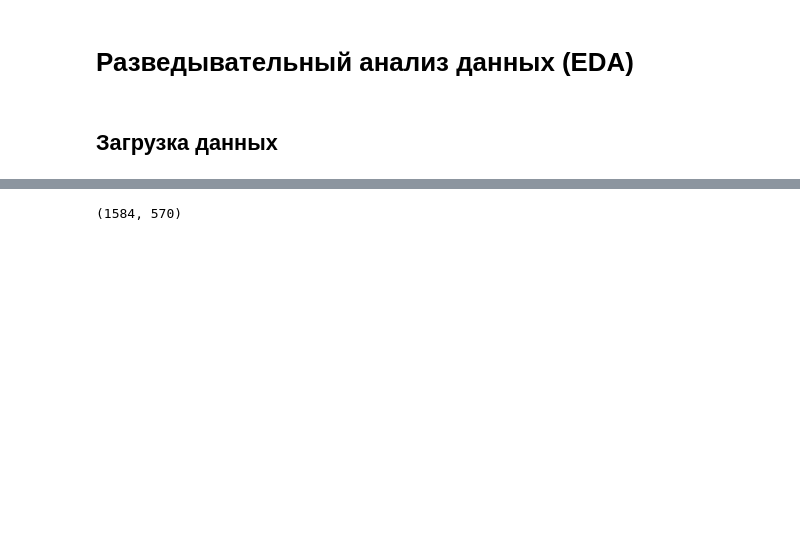
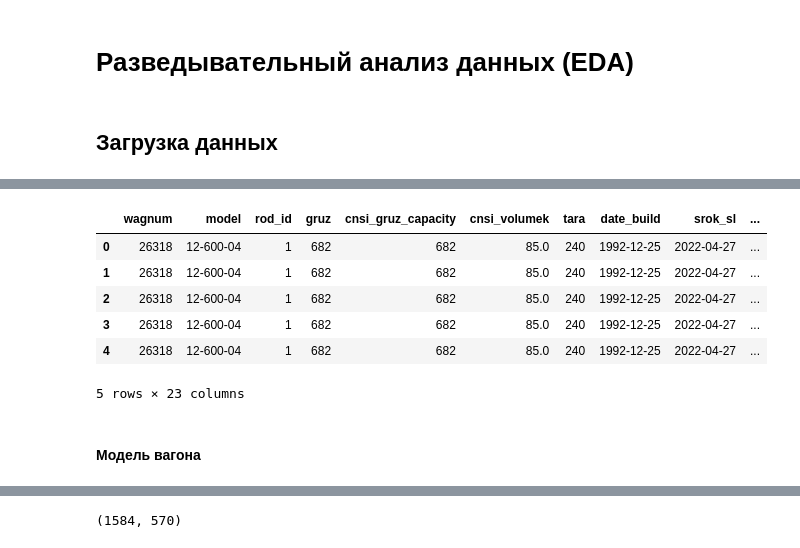
Before and after one commit to mxteen/datawagon_2023, a Jupyter notebook: notebooks/01_task2_EDA.ipynb, the cells around one changed output, grey strips where cells are left out. Drawn from its saved outputs; the diff is of its cells as text; code cells hidden in the pictures; blank space fills up the shorter version.

```diff
--- a/notebooks/01_task2_EDA.ipynb
+++ b/notebooks/01_task2_EDA.ipynb
@@ -14,5 +14,7 @@ from helpers.metrics_f1 import calc_f1_score
 # %%
 path_train = r"../data/train_1"
 # %%
-# таргет по прогноза выбытия вагонов в ПР на месяц и на 10 дней
+# таргет по прогнозам выбытия вагонов в ПР на месяц и на 10 дней
 target = pd.read_csv(path_train +'/target/y_train.csv').convert_dtypes()
+target['month_dt'] = pd.to_datetime(target['month'])  # преобразование в datetime
+target.head()
@@ -44,0 +89,15 @@ target = pd.read_csv(path_train +'/target/y_train.csv').convert_dtypes()
+# %%
+# датафрейм с техническими характеристиками вагона и таргетами
+df_tech = pd.merge(left=wag_params, right=target, how='inner',
+                   left_on='wagnum', right_on='wagnum')
+df_tech.head()
+# %% [output]
+|  | wagnum | model | rod_id | gruz | cnsi_gruz_capacity | cnsi_volumek | tara | date_build | srok_sl | ... |
+| 0 | 26318 | 12-600-04 | 1 | 682 | 682 | 85.0 | 240 | 1992-12-25 | 2022-04-27 | ... |
+| 1 | 26318 | 12-600-04 | 1 | 682 | 682 | 85.0 | 240 | 1992-12-25 | 2022-04-27 | ... |
+| 2 | 26318 | 12-600-04 | 1 | 682 | 682 | 85.0 | 240 | 1992-12-25 | 2022-04-27 | ... |
+| 3 | 26318 | 12-600-04 | 1 | 682 | 682 | 85.0 | 240 | 1992-12-25 | 2022-04-27 | ... |
+| 4 | 26318 | 12-600-04 | 1 | 682 | 682 | 85.0 | 240 | 1992-12-25 | 2022-04-27 | ... |
+5 rows × 23 columns
+# %% [markdown]
+####  Модель вагона
```
Also changed, not shown: parts of 21 cells of this notebook.
